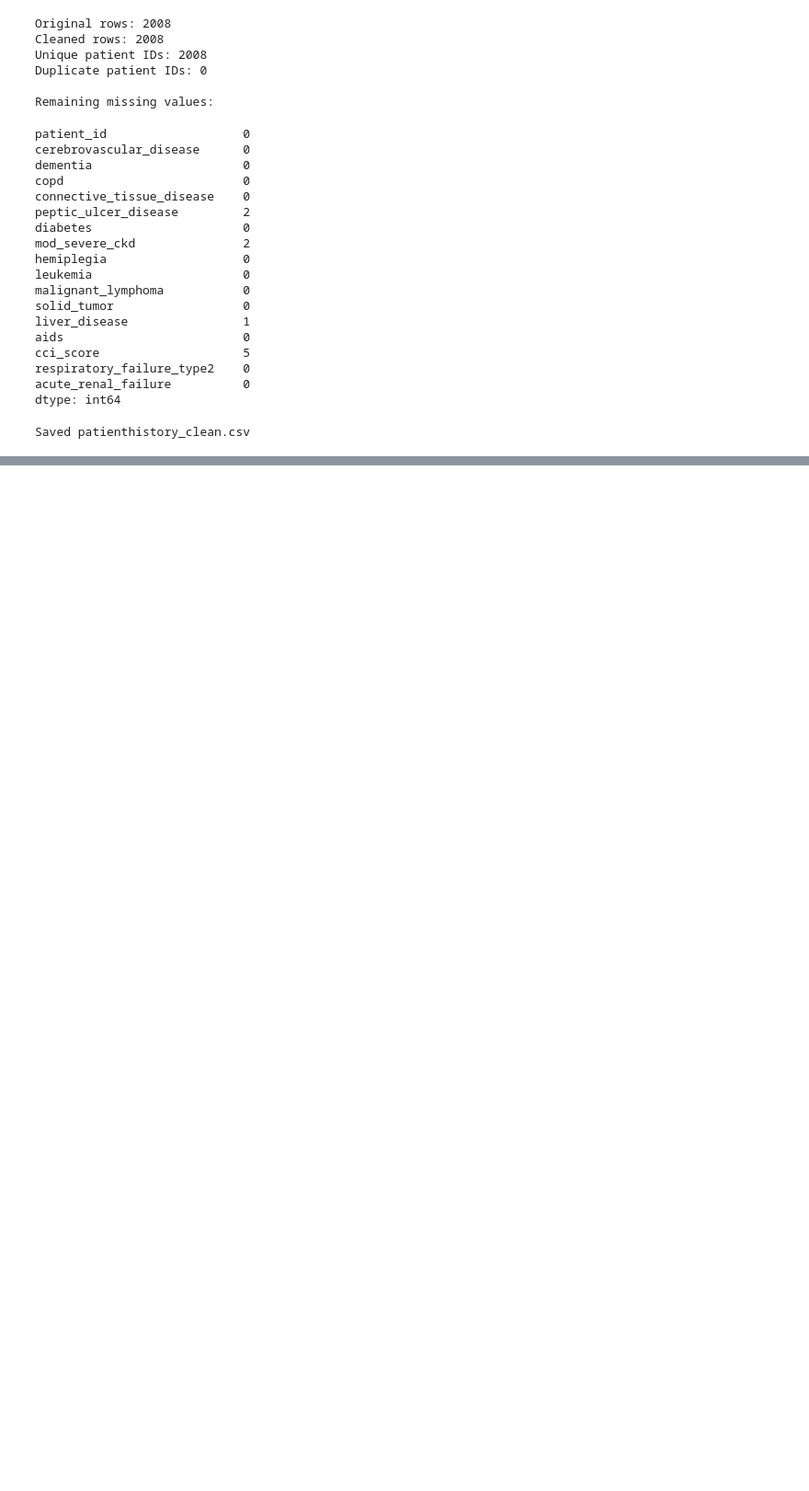
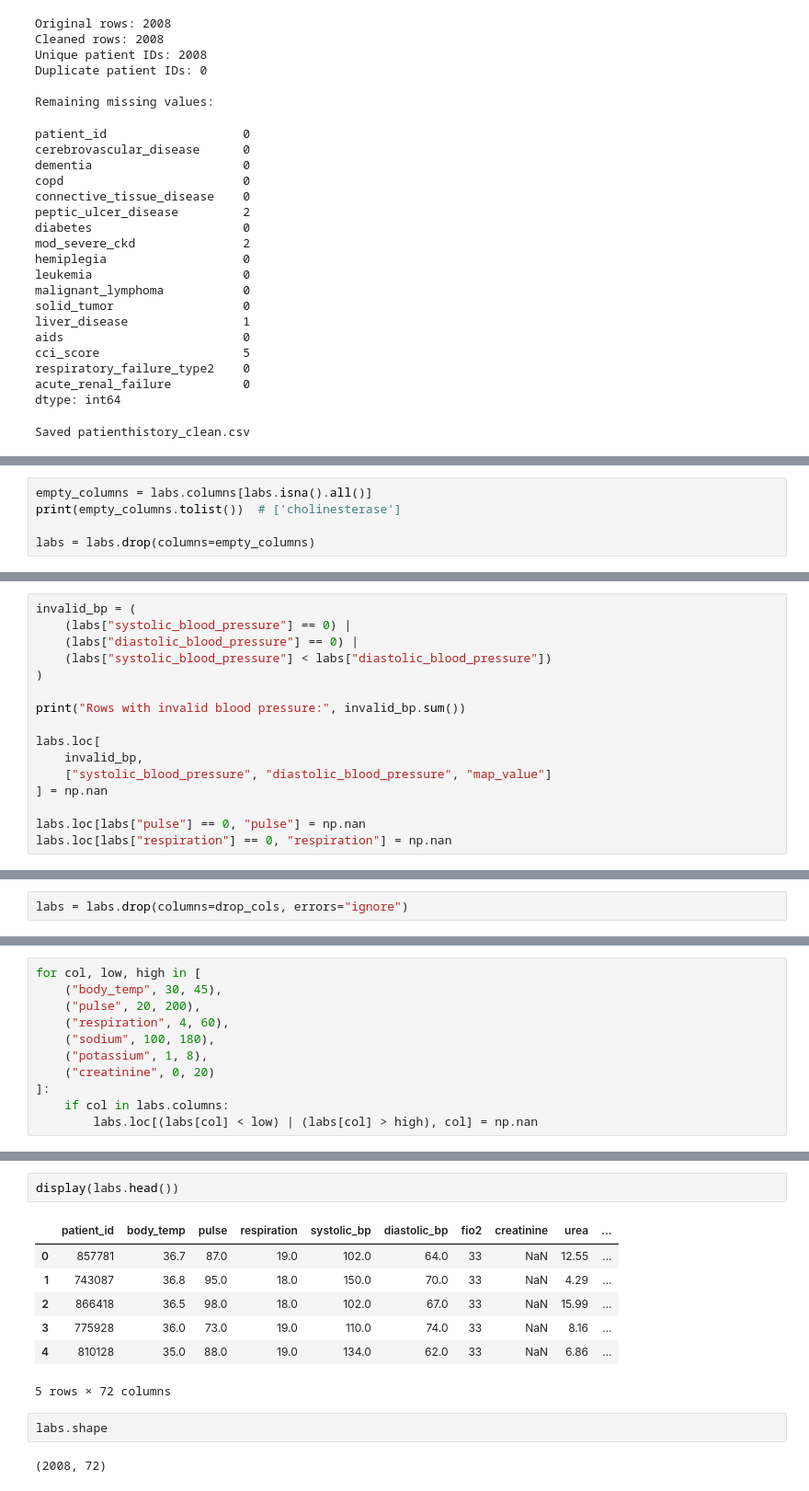
Before and after one commit to Yasasmini/Team3_PyCoders_PythonHackathon_SEP2026, a Jupyter notebook: Team3_PyCoders_Category1.DataCleaning.ipynb, the cells around one changed output, grey strips where cells are left out. Shown at 92% size. Drawn from its saved outputs; the diff is of its cells as text; blank space fills up the shorter version.

```diff
--- a/Team3_PyCoders_Category1.DataCleaning.ipynb
+++ b/Team3_PyCoders_Category1.DataCleaning.ipynb
@@ -386,0 +495,5 @@ Saved patienthistory_clean.csv
+# %%
+empty_columns = labs.columns[labs.isna().all()]
+print(empty_columns.tolist())  # ['cholinesterase']
+
+labs = labs.drop(columns=empty_columns)
@@ -386,0 +505,16 @@ Saved patienthistory_clean.csv
+# %%
+invalid_bp = (
+    (labs["systolic_blood_pressure"] == 0) |
+    (labs["diastolic_blood_pressure"] == 0) |
+    (labs["systolic_blood_pressure"] < labs["diastolic_blood_pressure"])
+)
+
+print("Rows with invalid blood pressure:", invalid_bp.sum())
+
+labs.loc[
+    invalid_bp,
+    ["systolic_blood_pressure", "diastolic_blood_pressure", "map_value"]
+] = np.nan
+
+labs.loc[labs["pulse"] == 0, "pulse"] = np.nan
+labs.loc[labs["respiration"] == 0, "respiration"] = np.nan
@@ -386,0 +666,2 @@ Saved patienthistory_clean.csv
+# %%
+labs = labs.drop(columns=drop_cols, errors="ignore")
@@ -386,0 +759,11 @@ Saved patienthistory_clean.csv
+# %%
+for col, low, high in [
+    ("body_temp", 30, 45),
+    ("pulse", 20, 200),
+    ("respiration", 4, 60),
+    ("sodium", 100, 180),
+    ("potassium", 1, 8),
+    ("creatinine", 0, 20)
+]:
+    if col in labs.columns:
+        labs.loc[(labs[col] < low) | (labs[col] > high), col] = np.nan
@@ -386,0 +826,14 @@ Saved patienthistory_clean.csv
+# %%
+display(labs.head())
+# %% [output]
+|  | patient_id | body_temp | pulse | respiration | systolic_bp | diastolic_bp | fio2 | creatinine | urea | ... |
+| 0 | 857781 | 36.7 | 87.0 | 19.0 | 102.0 | 64.0 | 33 | NaN | 12.55 | ... |
+| 1 | 743087 | 36.8 | 95.0 | 18.0 | 150.0 | 70.0 | 33 | NaN | 4.29 | ... |
+| 2 | 866418 | 36.5 | 98.0 | 18.0 | 102.0 | 67.0 | 33 | NaN | 15.99 | ... |
+| 3 | 775928 | 36.0 | 73.0 | 19.0 | 110.0 | 74.0 | 33 | NaN | 8.16 | ... |
+| 4 | 810128 | 35.0 | 88.0 | 19.0 | 134.0 | 62.0 | 33 | NaN | 6.86 | ... |
+5 rows × 72 columns
+# %%
+labs.shape
+# %% [output]
+(2008, 72)
```
Also changed, not shown: parts of 34 cells of this notebook, 7 other files.
